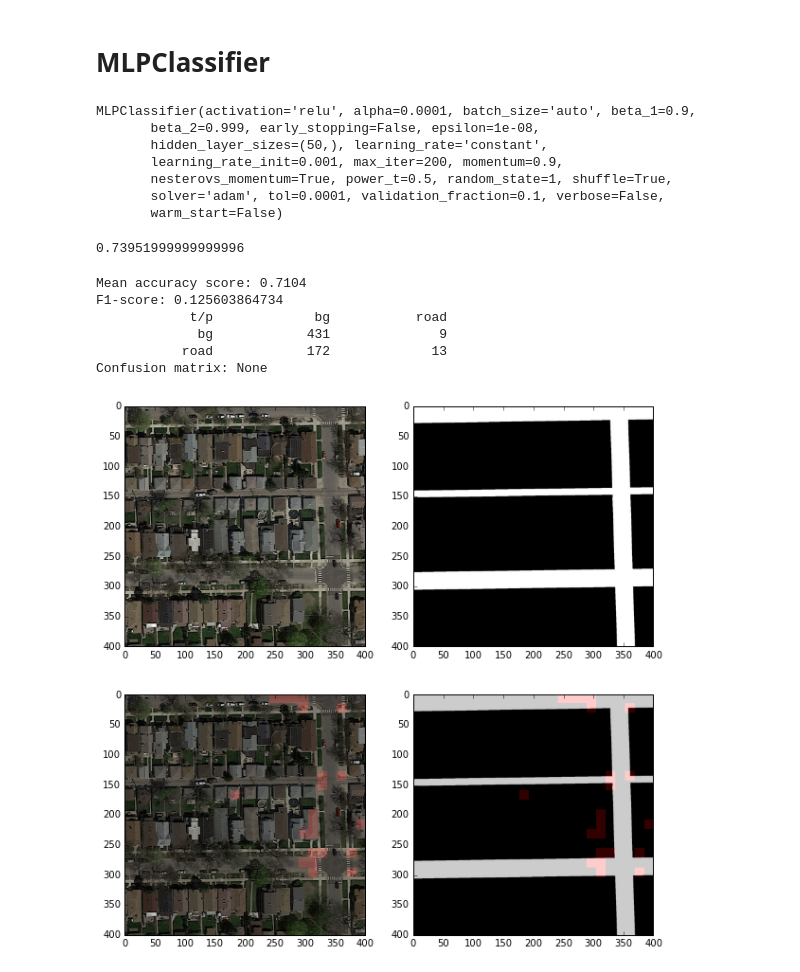
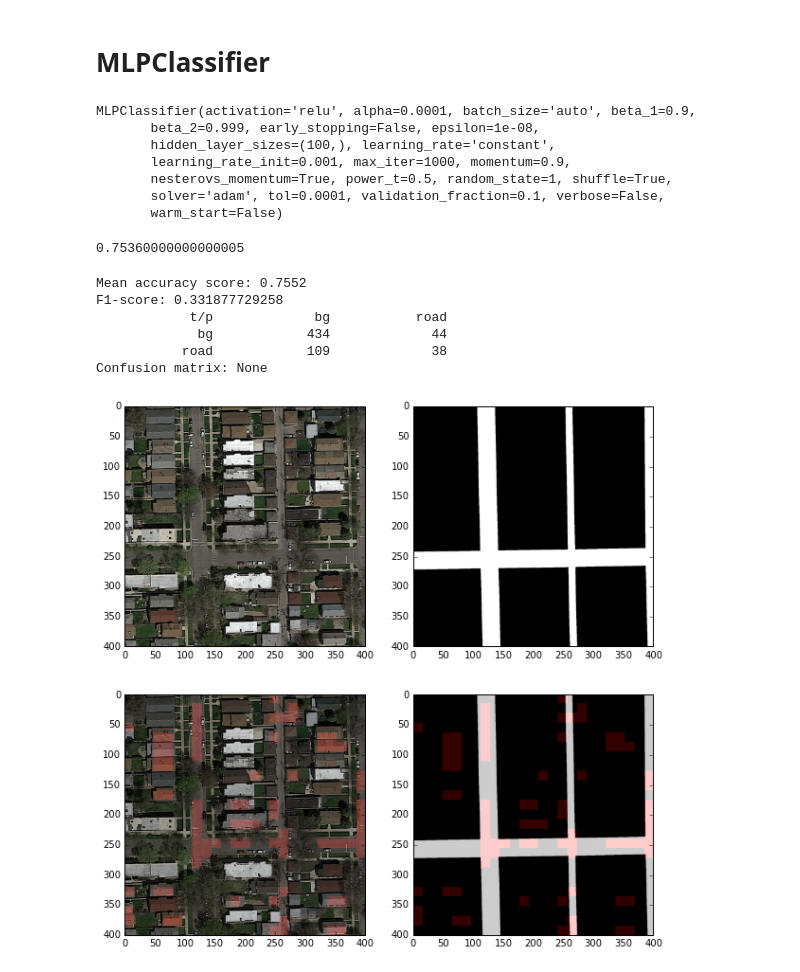
Before and after one commit to PaluchowskiMatthew/MachineLearning, a Jupyter notebook: Projects/project2/project_road_segmentation/Marie's segment_aerial_images.ipynb, the cells around one changed output. Cells and saved outputs as stored; diff of their text form; code cells hidden in the pictures.

```diff
--- a/Projects/project2/project_road_segmentation/Marie's segment_aerial_images.ipynb
+++ b/Projects/project2/project_road_segmentation/Marie's segment_aerial_images.ipynb
@@ -96,0 +126,4 @@ plt.imshow(edge)
+# %%
+from sklearn import svm
+svc = svm.LinearSVC(C=4.0, class_weight={1: 3})
+svc.fit(X,Y)
@@ -99,35 +163,35 @@ plt.imshow(edge)
 # %%
 from sklearn.neural_network import MLPClassifier
 # %%
-clf = MLPClassifier(random_state=1, hidden_layer_sizes=((50,)))
+clf = MLPClassifier(random_state=1, max_iter=1000)
 clf.fit(X, Y)
 # %% [output]
 MLPClassifier(activation='relu', alpha=0.0001, batch_size='auto', beta_1=0.9,
        beta_2=0.999, early_stopping=False, epsilon=1e-08,
-       hidden_layer_sizes=(50,), learning_rate='constant',
-       learning_rate_init=0.001, max_iter=200, momentum=0.9,
+       hidden_layer_sizes=(100,), learning_rate='constant',
+       learning_rate_init=0.001, max_iter=1000, momentum=0.9,
        nesterovs_momentum=True, power_t=0.5, random_state=1, shuffle=True,
        solver='adam', tol=0.0001, validation_fraction=0.1, verbose=False,
        warm_start=False)
 # %%
 clf.score(X,Y)
 # %% [output]
-0.73951999999999996
+0.75360000000000005
 # %%
-img_idx = 9
+img_idx = 65
 img, gt, Yi, Xi = extract_img_features_new(img_idx, extract_features_edge)
 poly = PolynomialFeatures(3)
 Xi = poly.fit_transform(Xi)
 Zi = clf.predict(Xi)
 print('Mean accuracy score:', clf.score(Xi,Yi))
 print('F1-score:', f1_score(Yi,Zi))
 print('Confusion matrix:', pretty_confusion(["bg", "road"], Yi, Zi))
 display_prediction_alt(img, gt, 16, Zi)
 # %% [output]
-Mean accuracy score: 0.7104
-F1-score: 0.125603864734
+Mean accuracy score: 0.7552
+F1-score: 0.331877729258
             t/p             bg           road
-             bg            431              9
-           road            172             13
+             bg            434             44
+           road            109             38
 Confusion matrix: None
-[figure, old version]
+[figure, new version]
```
Also changed, not shown: parts of 9 cells of this notebook.
